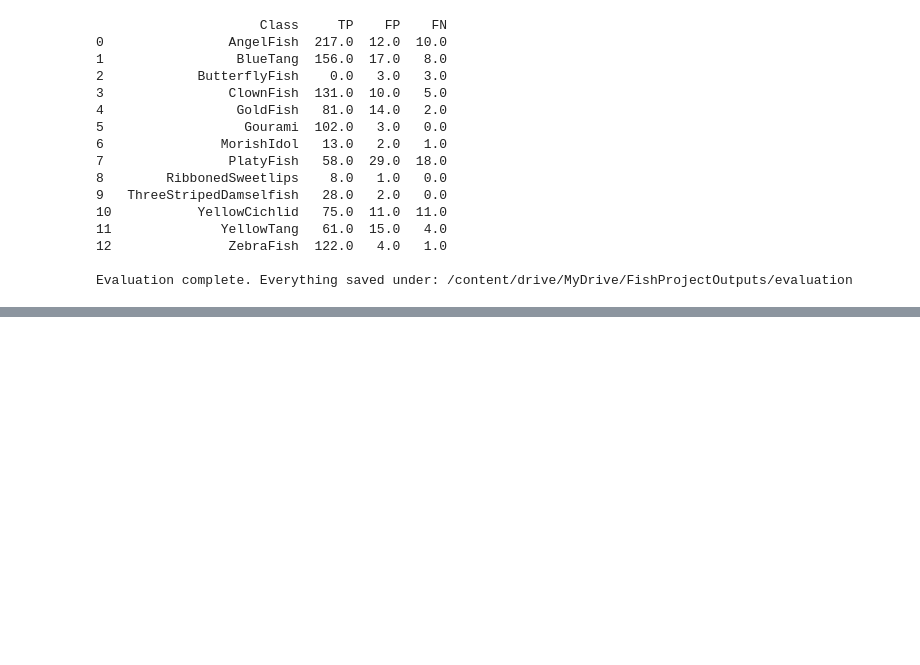
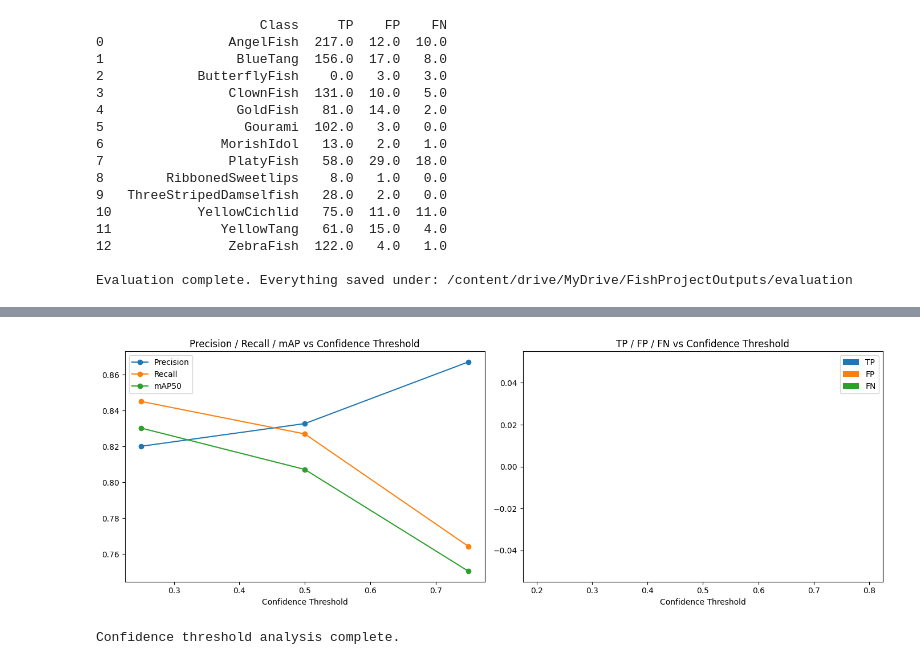
Before and after one commit to manzim/fishDetectionWithYoLoV8model, a Jupyter notebook: notebooks/ForestIT_SoSe2026.ipynb, the cells around one changed output, grey strips where cells are left out. Saved outputs shown, nothing was run; the diff lists cells and outputs as text; code cells hidden in the pictures; blank space fills up the shorter version.

```diff
--- a/notebooks/ForestIT_SoSe2026.ipynb
+++ b/notebooks/ForestIT_SoSe2026.ipynb
@@ -618,0 +815,73 @@ ModuleNotFoundError: No module named 'ultralytics'
+# %%
+# ============================================================
+# NOTEBOOK 06 — Confidence Threshold Analysis
+# ============================================================
+import pandas as pd
+import matplotlib.pyplot as plt
+
+THRESH_DIR = OUTPUT_DIR / "threshold_analysis"
+FIG_DIR = OUTPUT_DIR / "figures"
+THRESH_DIR.mkdir(parents=True, exist_ok=True)
+FIG_DIR.mkdir(parents=True, exist_ok=True)
+
+THRESHOLDS = [0.25, 0.50, 0.75]
+rows = []
+
+for conf in THRESHOLDS:
+    print(f"\nRunning validation at conf={conf} ...")
+    metrics = model.val(
+        data=str(LOCAL_DATASET / "data.yaml"),
+        split="test",
+        conf=conf,
+        iou=0.5,
+        plots=False,
+        project=str(THRESH_DIR),
+        name=f"conf_{conf}"
+    )
+
+    cm = metrics.confusion_matrix.matrix
+    nc = cm.shape[0] - 1
+    tp = cm.diagonal()[:nc].sum()
+    fp = cm[:nc, :].sum() - tp
+    fn = cm[:, :nc].sum() - tp
+
+    rows.append({
+        "Confidence_Threshold": conf,
+        "Precision": metrics.box.mp,
+        "Recall": metrics.box.mr,
+        "mAP50": metrics.box.map50,
+        "mAP50-95": metrics.box.map,
+        "TP": tp, "FP": fp, "FN": fn
+    })
+
+threshold_df = pd.DataFrame(rows)
+threshold_df.to_csv(THRESH_DIR / "threshold_comparison.csv", index=False)
+print(threshold_df)
+
+# ----------------------------------------------------------------
+# Plots
+# ----------------------------------------------------------------
+fig, axes = plt.subplots(1, 2, figsize=(14, 5))
+
+axes[0].plot(threshold_df["Confidence_Threshold"], threshold_df["Precision"], marker="o", label="Precision")
+axes[0].plot(threshold_df["Confidence_Threshold"], threshold_df["Recall"], marker="o", label="Recall")
+axes[0].plot(threshold_df["Confidence_Threshold"], threshold_df["mAP50"], marker="o", label="mAP50")
+axes[0].set_xlabel("Confidence Threshold")
+axes[0].set_title("Precision / Recall / mAP vs Confidence Threshold")
+axes[0].legend()
+
+width = 0.03
+x = threshold_df["Confidence_Threshold"]
+axes[1].bar(x - width, threshold_df["TP"], width=width, label="TP")
+axes[1].bar(x, threshold_df["FP"], width=width, label="FP")
+axes[1].bar(x + width, threshold_df["FN"], width=width, label="FN")
+axes[1].set_xlabel("Confidence Threshold")
+axes[1].set_title("TP / FP / FN vs Confidence Threshold")
+axes[1].legend()
+
+plt.tight_layout()
+plt.savefig(FIG_DIR / "confidence_threshold_analysis.png", dpi=300)
+plt.show()
+
+print("\nConfidence threshold analysis complete.")
+# %% [output]
@@ -618,0 +905,2 @@ ModuleNotFoundError: No module named 'ultralytics'
+[figure, added]
+Confidence threshold analysis complete.
```
Also changed, not shown: parts of 9 cells of this notebook, 9 other files.
